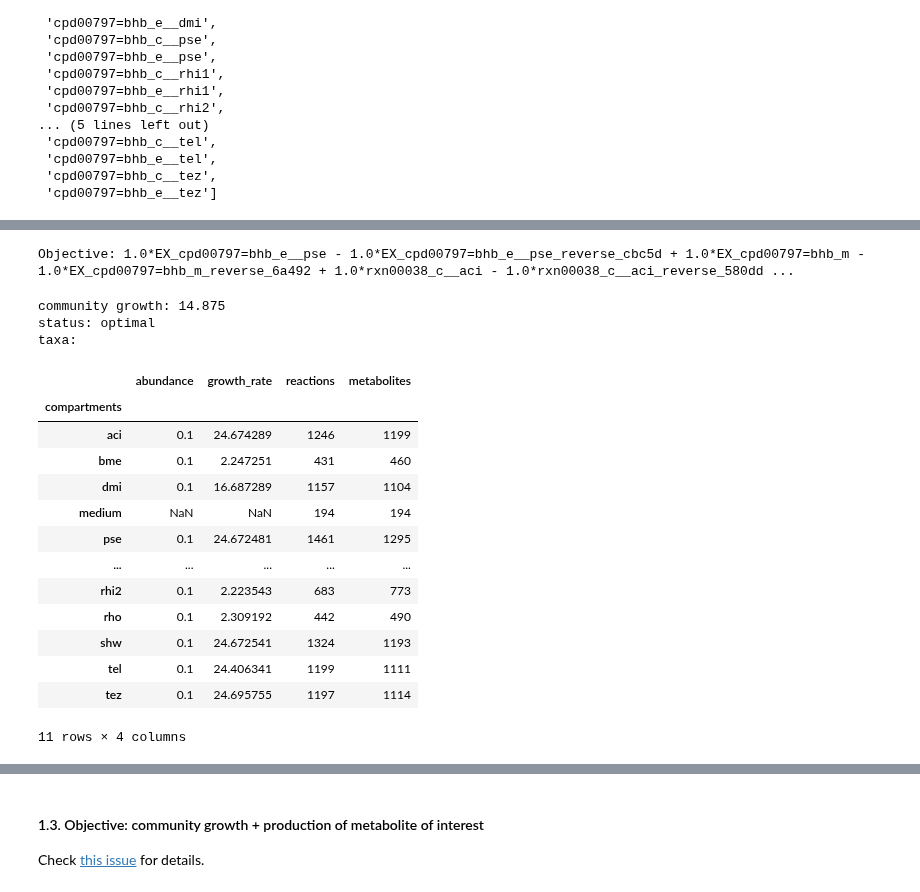
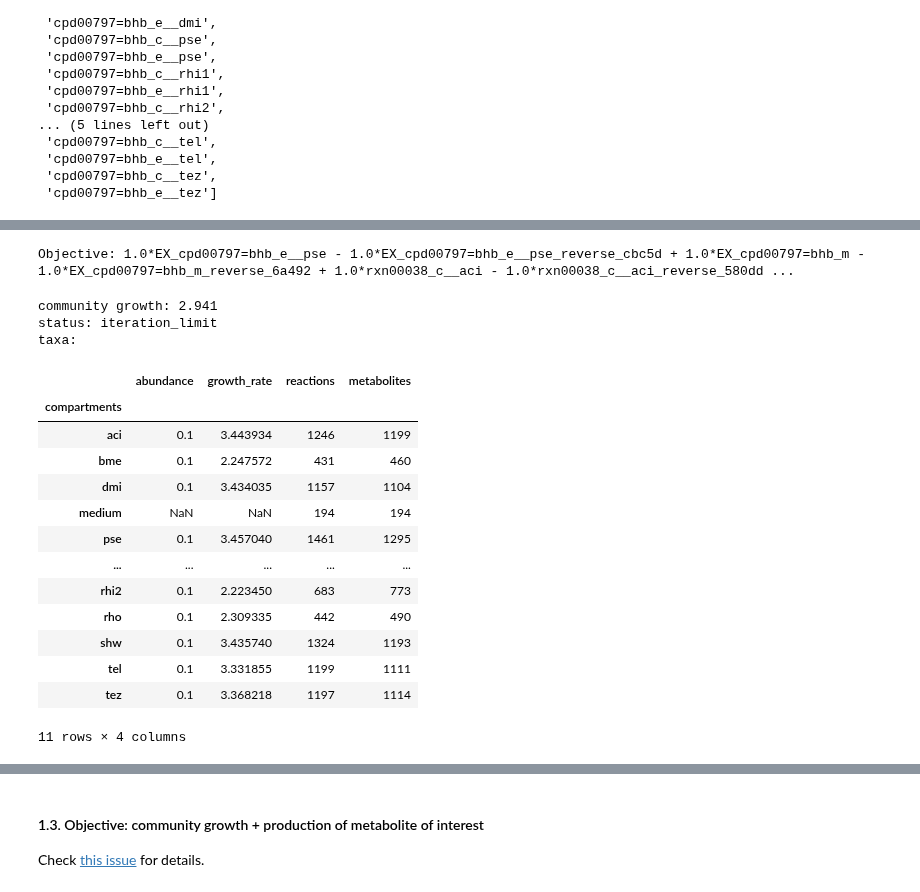
Before and after one commit to guillecg/mars-biofoundry, a Jupyter notebook: notebooks/03-MICOM.ipynb, the cells around one changed output, grey strips where cells are left out. Cells and saved outputs as stored; diff of their text form; code cells hidden in the pictures.

```diff
--- a/notebooks/03-MICOM.ipynb
+++ b/notebooks/03-MICOM.ipynb
@@ -332,31 +339,35 @@ source_reactions
 # %%
 # Load community
 com = load_pickle(equal_abundances_path)
 
 # Set as objective all reactions in which the target is found
 com.objective = source_reactions
 
 print("Objective:", com.objective.expression)
 
 # Get tradeoffs
-sol = com.cooperative_tradeoff(fraction=0.5)
+sol = com.cooperative_tradeoff(
+    fraction=0.1,
+    fluxes=True,
+    pfba=True
+)
 sol
 # %% [output]
 Objective: 1.0*EX_cpd00797=bhb_e__pse - 1.0*EX_cpd00797=bhb_e__pse_reverse_cbc5d + 1.0*EX_cpd00797=bhb_m - 1.0*EX_cpd00797=bhb_m_reverse_6a492 + 1.0*rxn00038_c__aci - 1.0*rxn00038_c__aci_reverse_580dd ...
-community growth: 14.875
-status: optimal
+community growth: 2.941
+status: iteration_limit
 taxa:
 |  | abundance | growth_rate | reactions | metabolites |
 | compartments |  |  |  |  |
-| aci | 0.1 | 24.674289 | 1246 | 1199 |
-| bme | 0.1 | 2.247251 | 431 | 460 |
-| dmi | 0.1 | 16.687289 | 1157 | 1104 |
+| aci | 0.1 | 3.443934 | 1246 | 1199 |
+| bme | 0.1 | 2.247572 | 431 | 460 |
+| dmi | 0.1 | 3.434035 | 1157 | 1104 |
 | medium | NaN | NaN | 194 | 194 |
-| pse | 0.1 | 24.672481 | 1461 | 1295 |
+| pse | 0.1 | 3.457040 | 1461 | 1295 |
 | ... | ... | ... | ... | ... |
-| rhi2 | 0.1 | 2.223543 | 683 | 773 |
-| rho | 0.1 | 2.309192 | 442 | 490 |
-| shw | 0.1 | 24.672541 | 1324 | 1193 |
-| tel | 0.1 | 24.406341 | 1199 | 1111 |
-| tez | 0.1 | 24.695755 | 1197 | 1114 |
+| rhi2 | 0.1 | 2.223450 | 683 | 773 |
+| rho | 0.1 | 2.309335 | 442 | 490 |
+| shw | 0.1 | 3.435740 | 1324 | 1193 |
+| tel | 0.1 | 3.331855 | 1199 | 1111 |
+| tez | 0.1 | 3.368218 | 1197 | 1114 |
 11 rows × 4 columns
```
Also changed, not shown: parts of 3 cells of this notebook.
